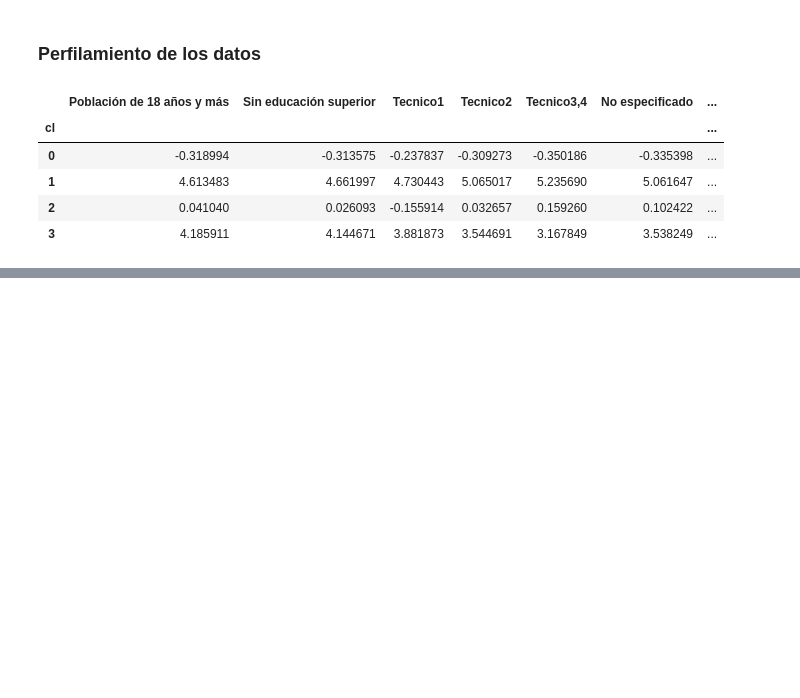
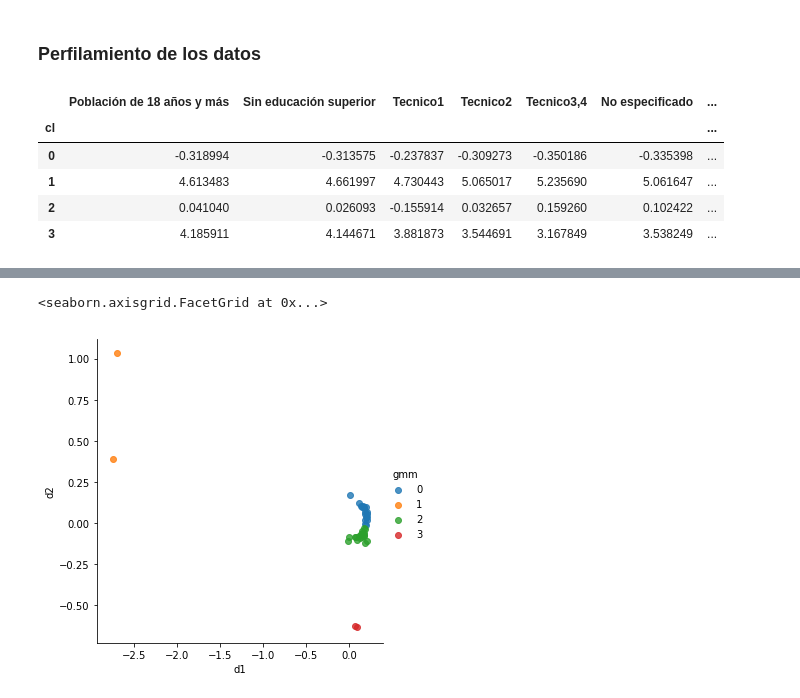
Before and after one commit to eliotheath/Pensiones, a Jupyter notebook: Analsis_demografico.ipynb, the cells around one changed output, grey strips where cells are left out. Cells and saved outputs as stored; diff of their text form; code cells hidden in the pictures; blank space fills up the shorter version.

```diff
--- a/Analsis_demografico.ipynb
+++ b/Analsis_demografico.ipynb
@@ -348,0 +430,4 @@ Xs.groupby('cl').mean()
+# %%
+# Tipo de variables
+Var_d = ['Sexo','EDAD']
+Var_c = [x for x in Pob_DIS.columns if x not in Var_d]
@@ -348,0 +534,5 @@ Xs.groupby('cl').mean()
+# %%
+sns.lmplot(data=Xmm,x='d1',y='d2',fit_reg=False,hue='gmm')
+# %% [output]
+<seaborn.axisgrid.FacetGrid at 0x...>
+[figure, added]
```
Also changed, not shown: parts of 54 cells of this notebook, 5 other files.
